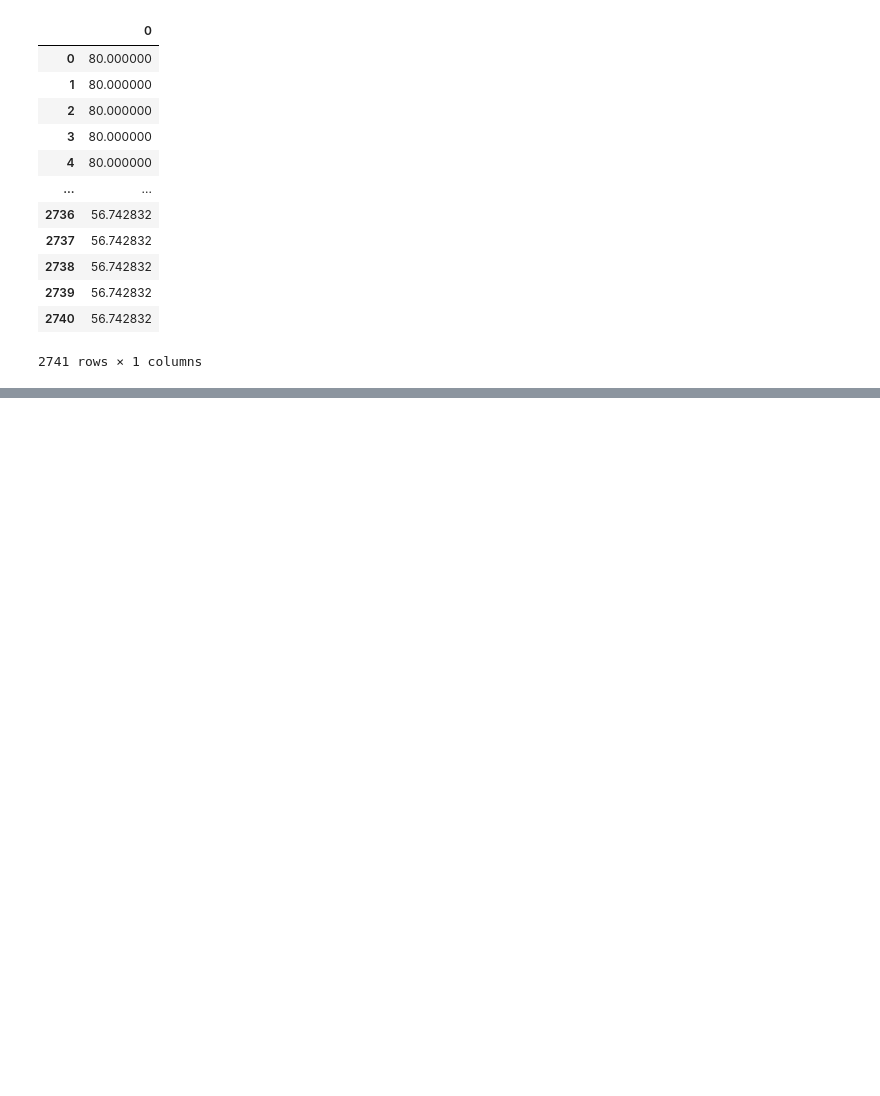
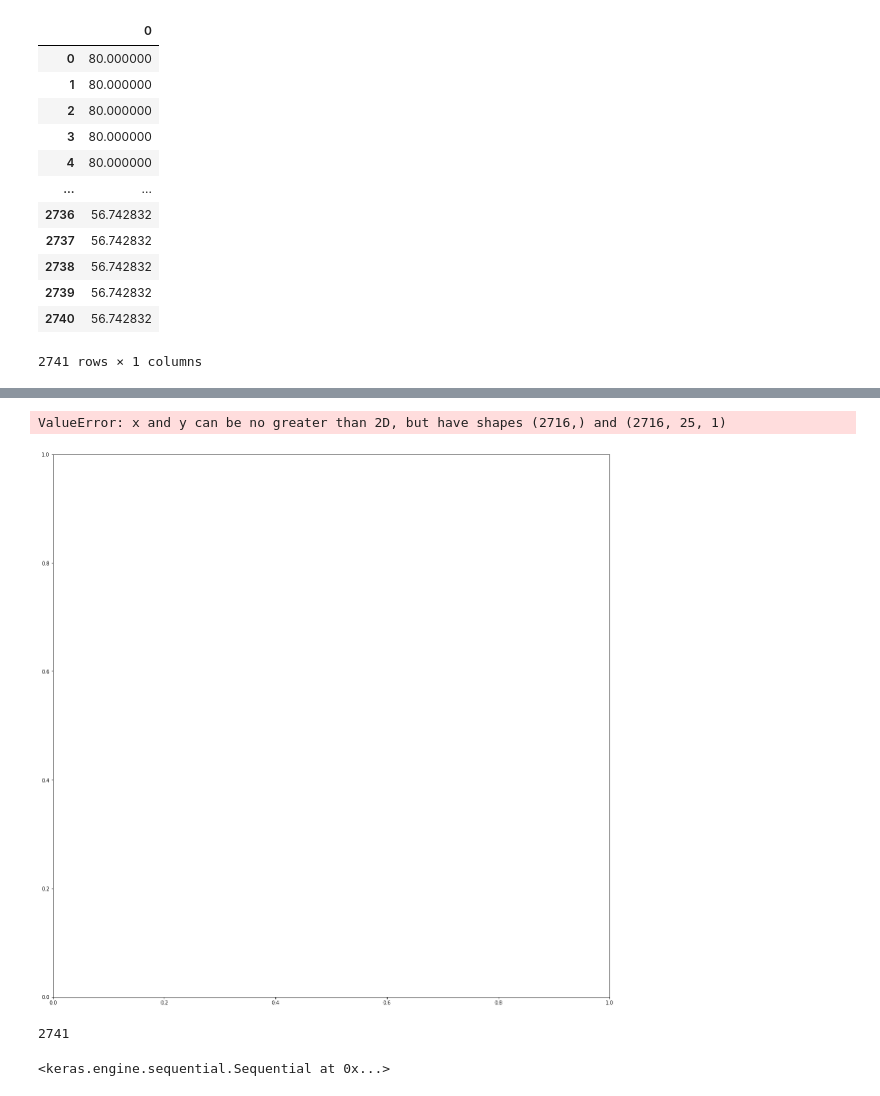
Before and after one commit to pierredm1/4th-Year-Imperial-Thesis, a Jupyter notebook: notebooks/v2-NoTemp.ipynb, the cells around one changed output, grey strips where cells are left out. Drawn from its saved outputs; the diff is of its cells as text; code cells hidden in the pictures; blank space fills up the shorter version.

```diff
--- a/notebooks/v2-NoTemp.ipynb
+++ b/notebooks/v2-NoTemp.ipynb
@@ -823,19 +846,40 @@ Epoch 3/10
 # %%
-from sklearn.metrics import mean_absolute_error
+#from sklearn.metrics import mean_absolute_error
+
 df_test = pd.read_csv('/Users/monmac/Desktop/udds.csv')
-X=df_test.drop(columns=['SOC_tot'])
+
+X_test=df_test.drop(columns=['SOC_tot'])
 y = df_test.SOC_tot
-data=model.predict(X)
-mean_absolute_error(data,y)
+
+scaled_X_test = Xscaler.transform(X_test)
+test_generator = TimeseriesGenerator(scaled_X_test, np.zeros(len(X_test)), length=n_input, batch_size=b_size)
+
+data=model.predict(test_generator)*100
+#mean_absolute_error(data,y)
+
 
 len1 = len(data)
+len2 = len(y)
 
 X = np.linspace(0,len1,len1)
+X_2 = np.linspace(0,len2,len2)
+
 plt.figure(figsize=(20,20))
 plt.plot(X,data, label='predicted_data')
-plt.plot(X,y, label='real_data')
+plt.plot(X_2,y, label='real_data')
 plt.title('percentage of battery over discharge cycle')
 plt.xlabel('datapoints')
 plt.ylabel('percentage of battery')
 plt.legend()
 plt.show()
+# %% [output]
+ValueError: x and y can be no greater than 2D, but have shapes (2716,) and (2716, 25, 1)
+[figure, added]
+# %%
+len(scaled_X_test)
+# %% [output]
+2741
+# %%
+model
+# %% [output]
+<keras.engine.sequential.Sequential at 0x...>
```
Also changed, not shown: parts of 4 cells of this notebook.
